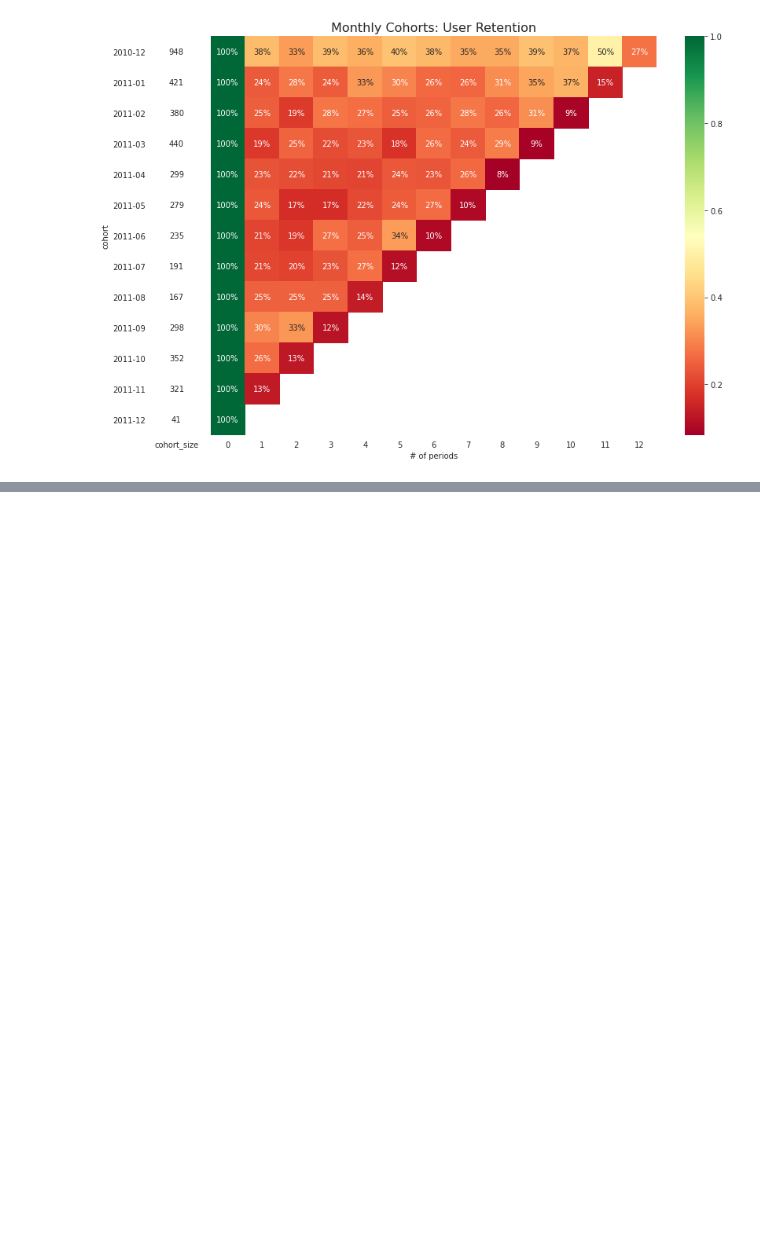
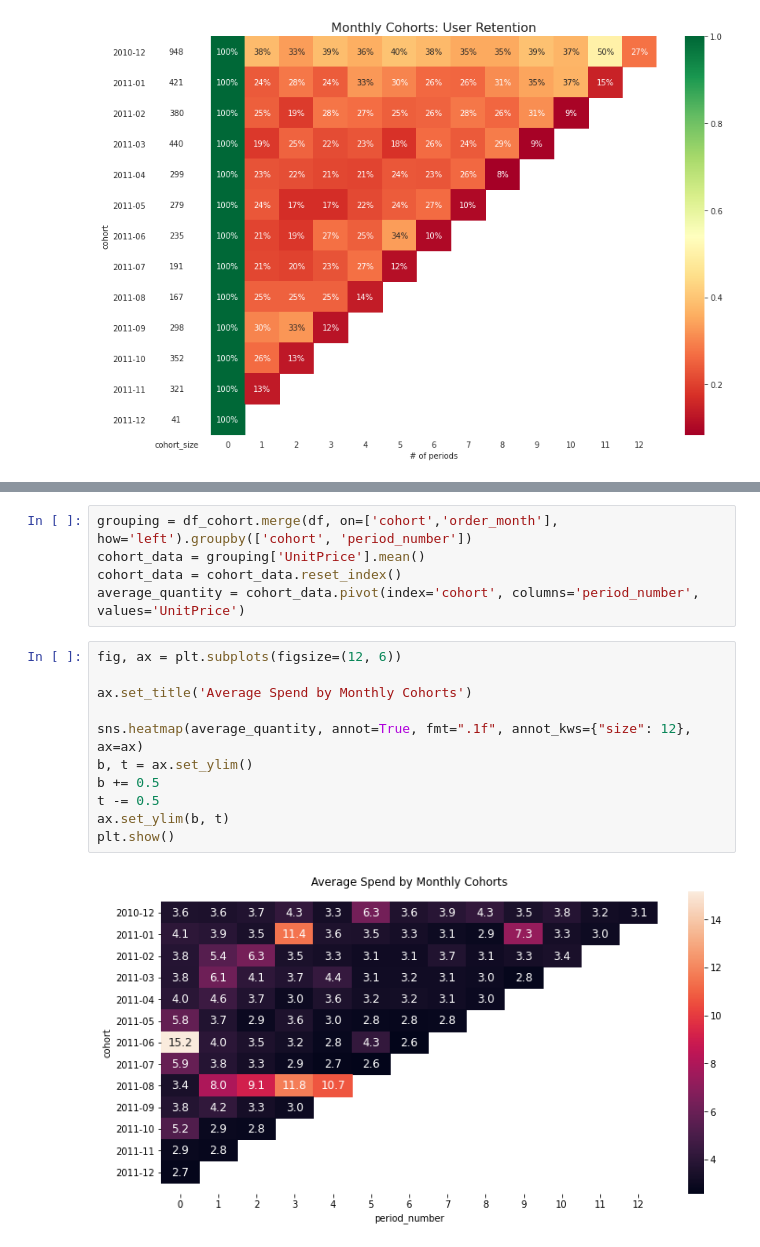
Before and after one commit to esjerome/costumer_segmentation, a Jupyter notebook: cohort_percentage.ipynb, the cells around one changed output, grey strips where cells are left out. Cells and saved outputs as stored; diff of their text form; blank space fills up the shorter version.

```diff
--- a/cohort_percentage.ipynb
+++ b/cohort_percentage.ipynb
@@ -106,0 +113,18 @@ with sns.axes_style("white"):
+# %%
+grouping = df_cohort.merge(df, on=['cohort','order_month'], how='left').groupby(['cohort', 'period_number'])
+cohort_data = grouping['UnitPrice'].mean()
+cohort_data = cohort_data.reset_index()
+average_quantity = cohort_data.pivot(index='cohort', columns='period_number', values='UnitPrice')
+# %%
+fig, ax = plt.subplots(figsize=(12, 6))
+
+ax.set_title('Average Spend by Monthly Cohorts')
+
+sns.heatmap(average_quantity, annot=True, fmt=".1f", annot_kws={"size": 12}, ax=ax)
+b, t = ax.set_ylim()
+b += 0.5
+t -= 0.5
+ax.set_ylim(b, t)
+plt.show()
+# %% [output]
+[figure, added]
```
Also changed, not shown: parts of 5 cells of this notebook.
